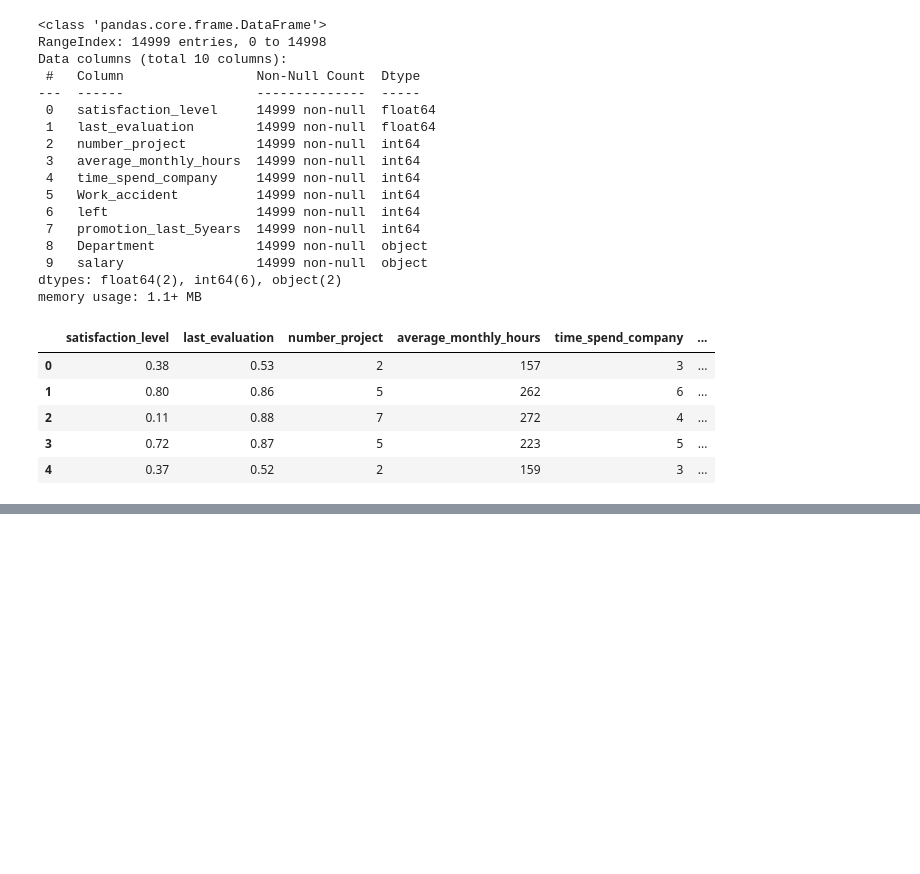
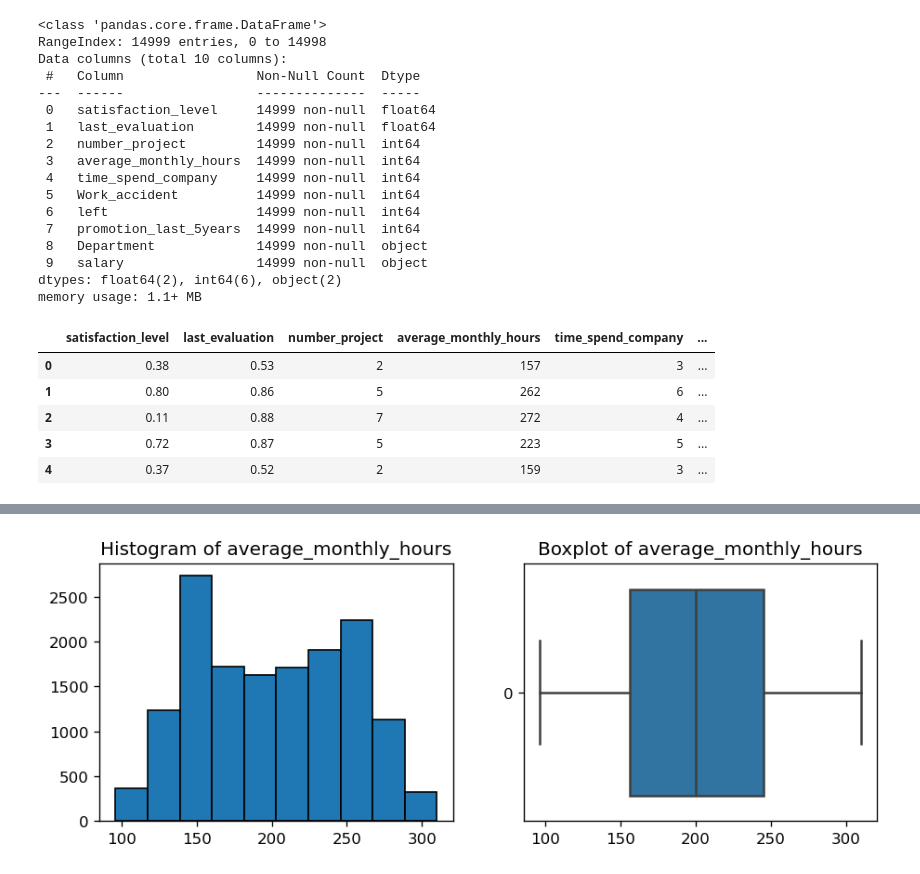
Before and after one commit to SameeckBhatia/Salifort-EDP, a Jupyter notebook: notebook.ipynb, the cells around one changed output, grey strips where cells are left out. Cells and saved outputs as stored; diff of their text form; code cells hidden in the pictures; blank space fills up the shorter version.

```diff
--- a/notebook.ipynb
+++ b/notebook.ipynb
@@ -43,0 +66,4 @@ df.head()
+# %%
+histo_boxplot("average_monthly_hours")
+# %% [output]
+[figure, added]
```
Also changed, not shown: parts of 6 cells of this notebook.
